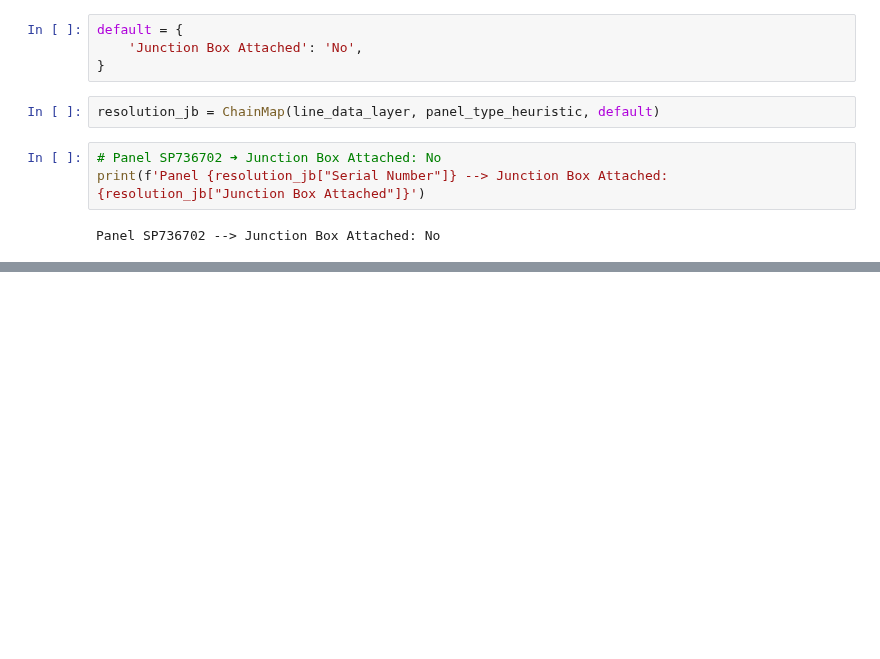
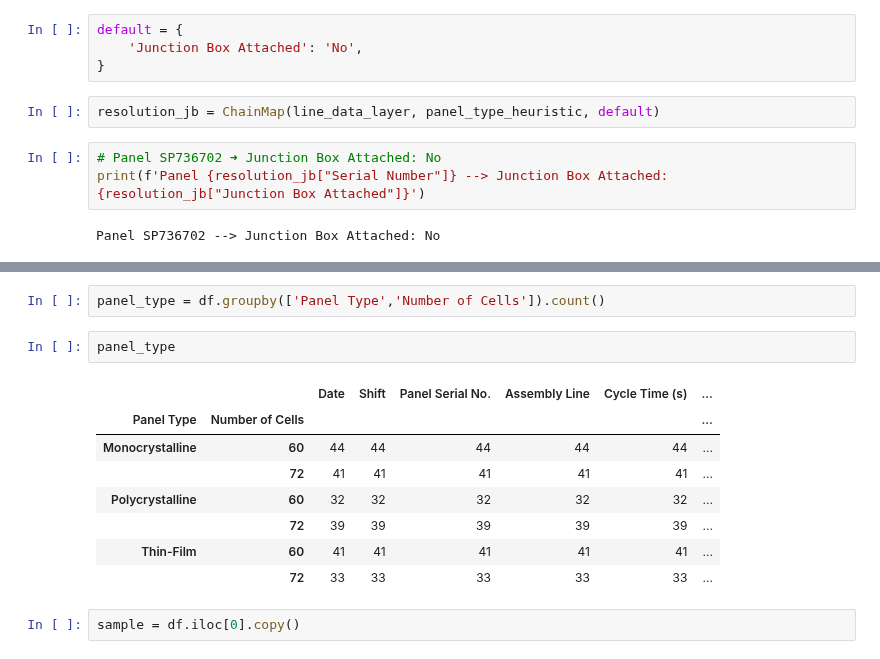
Before and after one commit to michellealzola/python_basics, a Jupyter notebook: 02_Collections/EX_chain_map_ADVANCE.ipynb, the cells around one changed output, grey strips where cells are left out. Drawn from its saved outputs; the diff is of its cells as text; blank space fills up the shorter version.

```diff
--- a/02_Collections/EX_chain_map_ADVANCE.ipynb
+++ b/02_Collections/EX_chain_map_ADVANCE.ipynb
@@ -319,0 +335,15 @@ Panel SP736702 --> Junction Box Attached: No
+# %%
+panel_type = df.groupby(['Panel Type','Number of Cells']).count()
+# %%
+panel_type
+# %% [output]
+|  |  | Date | Shift | Panel Serial No. | Assembly Line | Cycle Time (s) | ... |
+| Panel Type | Number of Cells |  |  |  |  |  | ... |
+| Monocrystalline | 60 | 44 | 44 | 44 | 44 | 44 | ... |
+|  | 72 | 41 | 41 | 41 | 41 | 41 | ... |
+| Polycrystalline | 60 | 32 | 32 | 32 | 32 | 32 | ... |
+|  | 72 | 39 | 39 | 39 | 39 | 39 | ... |
+| Thin-Film | 60 | 41 | 41 | 41 | 41 | 41 | ... |
+|  | 72 | 33 | 33 | 33 | 33 | 33 | ... |
+# %%
+sample = df.iloc[0].copy()
```
Also changed, not shown: parts of 49 cells of this notebook.
